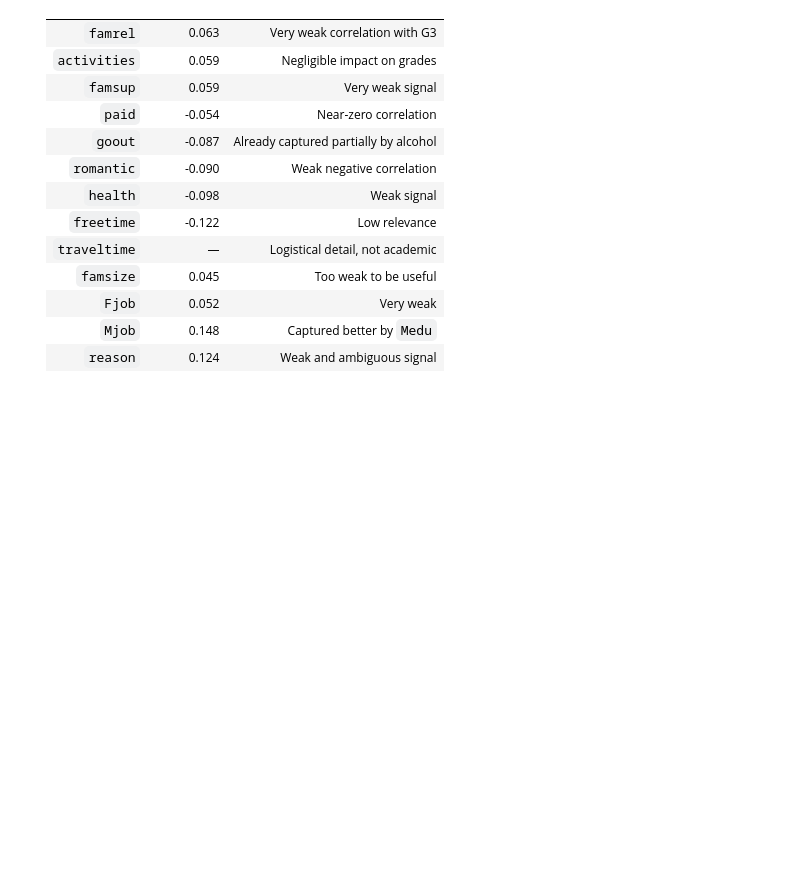
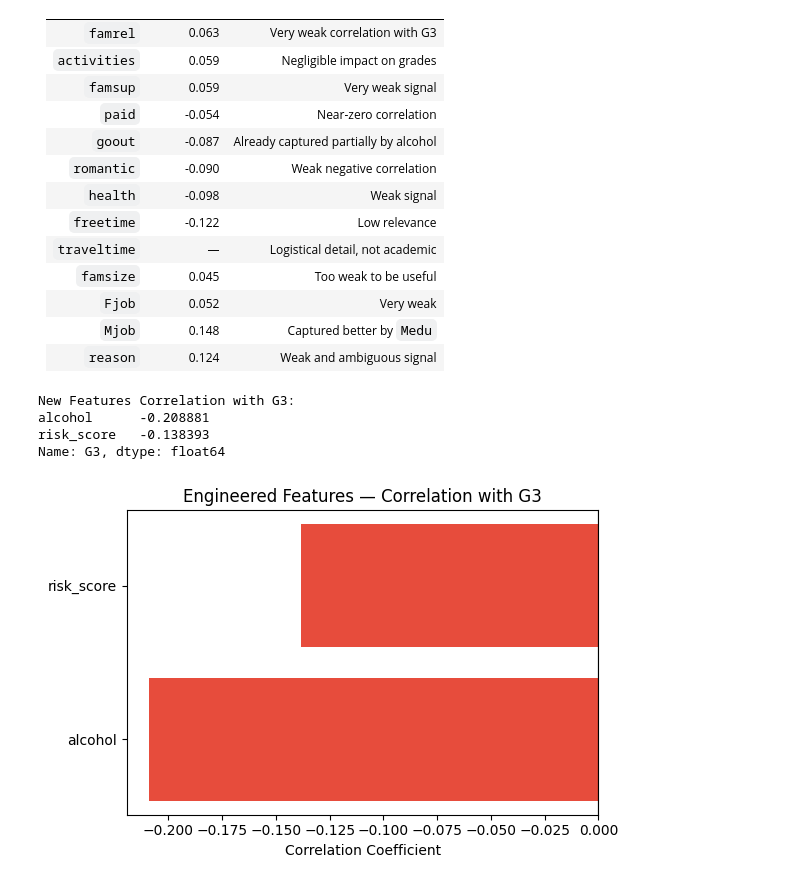
Before and after one commit to Abrar-ul-hasnain/student-performance-predictor, a Jupyter notebook: main.ipynb, the cells around one changed output. Drawn from its saved outputs; the diff is of its cells as text; code cells hidden in the pictures; blank space fills up the shorter version.

```diff
--- a/main.ipynb
+++ b/main.ipynb
@@ -369,3 +373,23 @@ Columns were excluded on two levels:
+# %%
+new_features = ['alcohol', 'risk_score']
+new_corr = df.corr()['G3'][new_features]
+print("New Features Correlation with G3:")
+print(new_corr)
+
+plt.figure(figsize=(6, 4))
+colors = ['#e74c3c' if v < 0 else '#2ecc71' for v in new_corr.values]
+plt.barh(new_corr.index, new_corr.values, color=colors)
+plt.title('Engineered Features — Correlation with G3')
+plt.xlabel('Correlation Coefficient')
+plt.axvline(x=0, color='black', linewidth=0.8)
+plt.tight_layout()
+plt.show()
+# %% [output]
+New Features Correlation with G3:
+alcohol      -0.208881
+risk_score   -0.138393
+Name: G3, dtype: float64
+[figure, added]
 # %% [markdown]
 ### Can we do feature engineering by adding a new feature?
 
```
Also changed, not shown: parts of 17 cells of this notebook.
